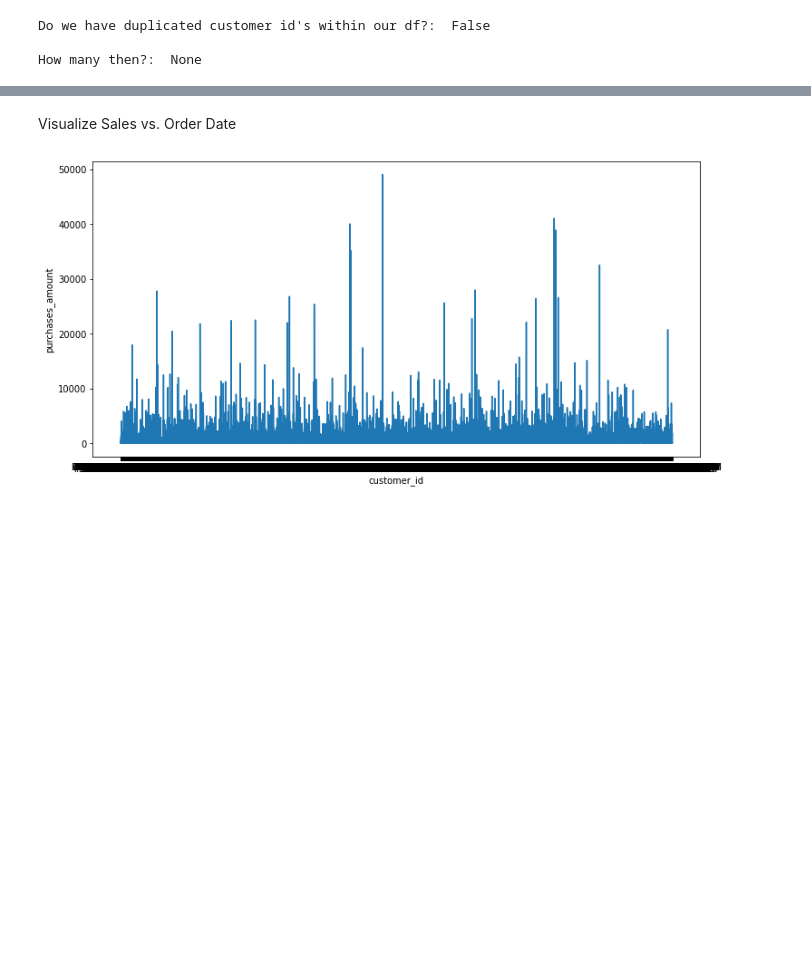
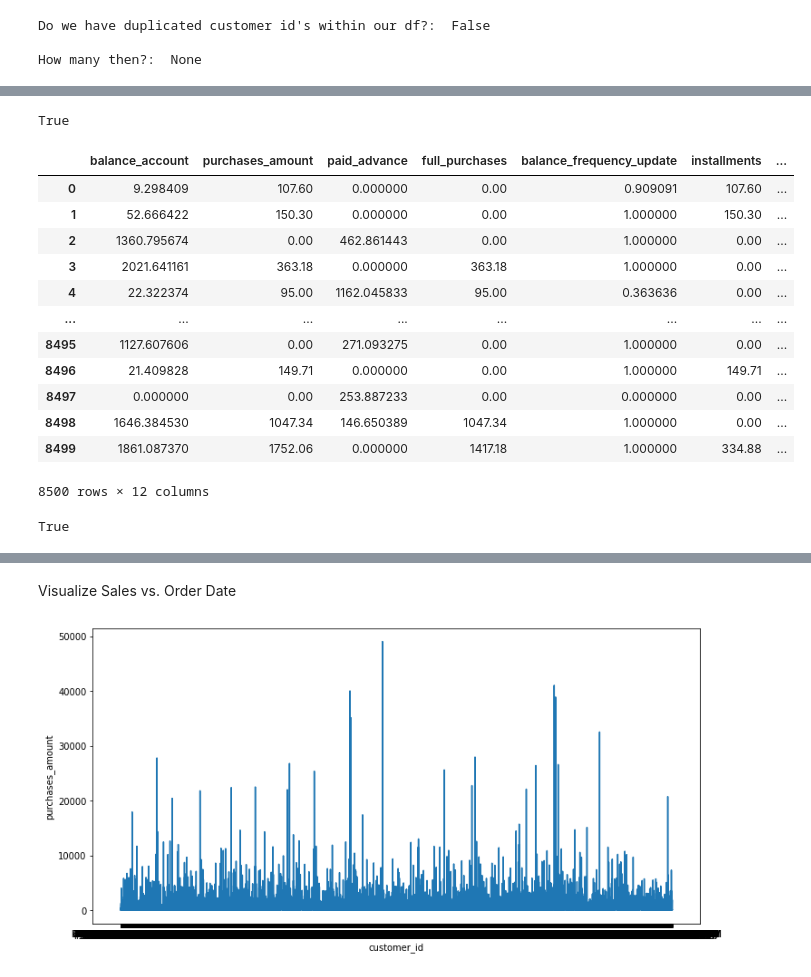
Before and after one commit to nattzza/Credit-Card-Customer-Segmenation, a Jupyter notebook: ML_Day_9_Credit_Card_Customer_Segmentation.ipynb, the cells around one changed output, grey strips where cells are left out. Saved outputs shown, nothing was run; the diff lists cells and outputs as text; code cells hidden in the pictures; blank space fills up the shorter version.

```diff
--- a/ML_Day_9_Credit_Card_Customer_Segmentation.ipynb
+++ b/ML_Day_9_Credit_Card_Customer_Segmentation.ipynb
@@ -164,0 +216,27 @@ df.head()
+# %%
+# Check for NaN
+df.isnull().values.any()
+# %% [output]
+True
+# %%
+df.mean()
+df.fillna(df.mean())
+# %% [output]
+|  | balance_account | purchases_amount | paid_advance | full_purchases | balance_frequency_update | installments | ... |
+| 0 | 9.298409 | 107.60 | 0.000000 | 0.00 | 0.909091 | 107.60 | ... |
+| 1 | 52.666422 | 150.30 | 0.000000 | 0.00 | 1.000000 | 150.30 | ... |
+| 2 | 1360.795674 | 0.00 | 462.861443 | 0.00 | 1.000000 | 0.00 | ... |
+| 3 | 2021.641161 | 363.18 | 0.000000 | 363.18 | 1.000000 | 0.00 | ... |
+| 4 | 22.322374 | 95.00 | 1162.045833 | 95.00 | 0.363636 | 0.00 | ... |
+| ... | ... | ... | ... | ... | ... | ... | ... |
+| 8495 | 1127.607606 | 0.00 | 271.093275 | 0.00 | 1.000000 | 0.00 | ... |
+| 8496 | 21.409828 | 149.71 | 0.000000 | 0.00 | 1.000000 | 149.71 | ... |
+| 8497 | 0.000000 | 0.00 | 253.887233 | 0.00 | 0.000000 | 0.00 | ... |
+| 8498 | 1646.384530 | 1047.34 | 146.650389 | 1047.34 | 1.000000 | 0.00 | ... |
+| 8499 | 1861.087370 | 1752.06 | 0.000000 | 1417.18 | 1.000000 | 334.88 | ... |
+8500 rows × 12 columns
+# %%
+# Check for NaN
+df.isnull().values.any()
+# %% [output]
+True
```
Also changed, not shown: parts of 24 cells of this notebook.
